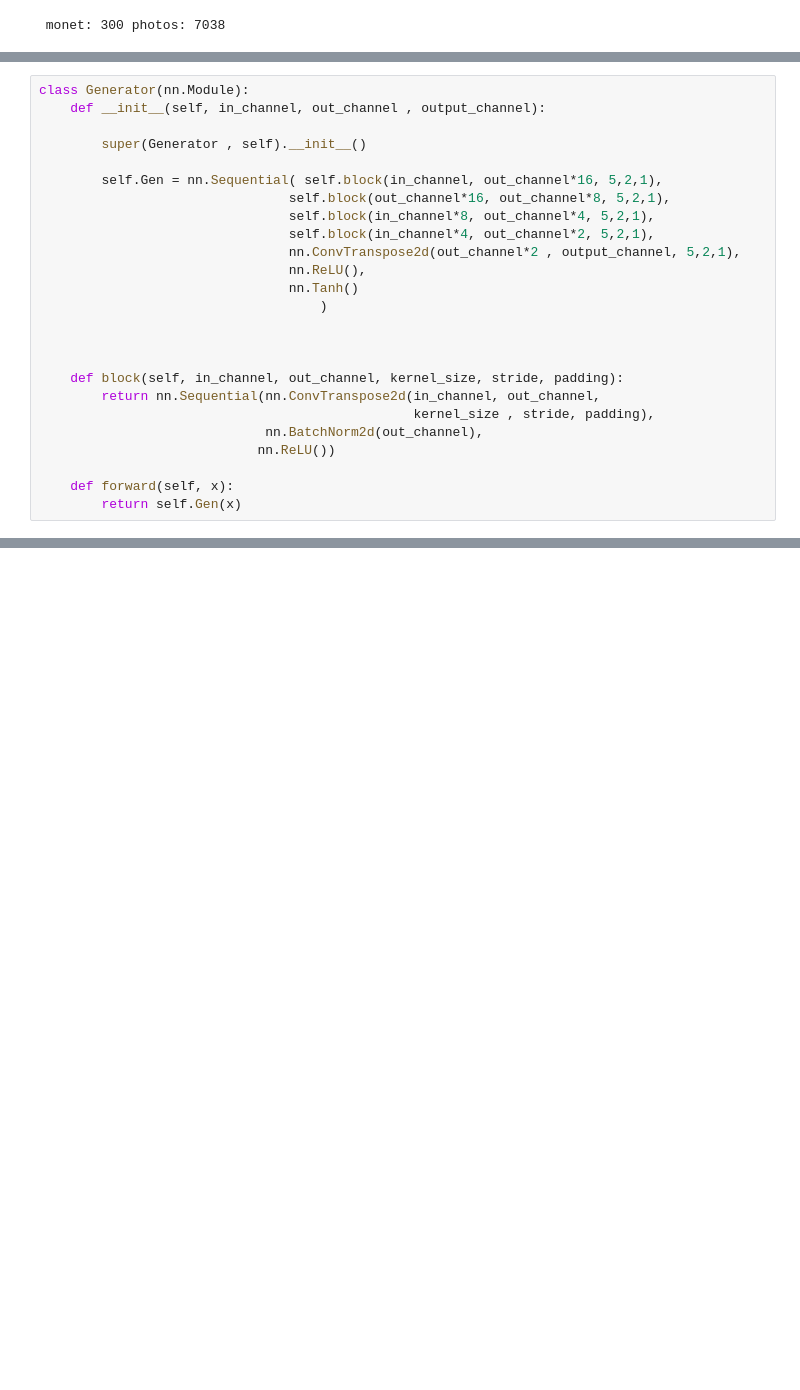
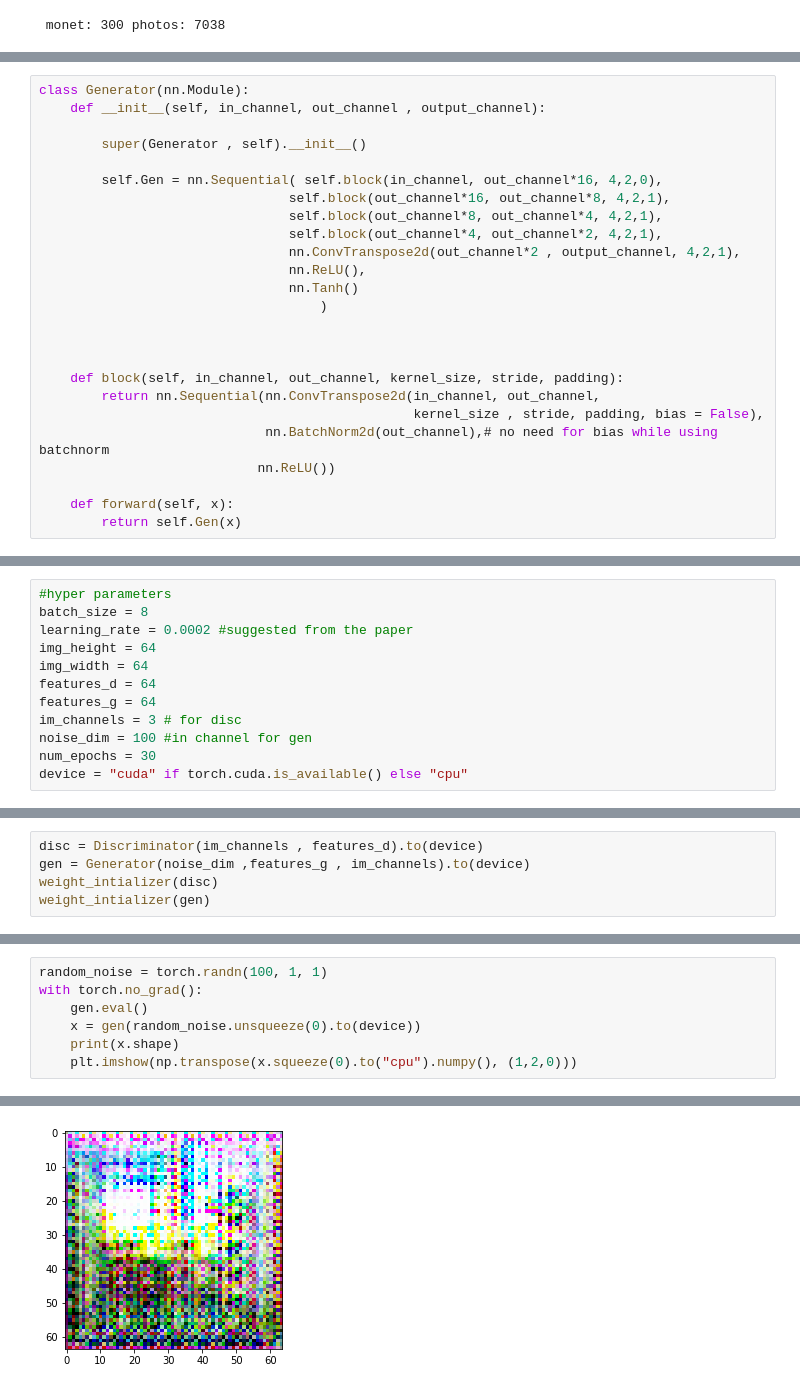
Before and after one commit to AHMEDHAMID123/GANs, a Jupyter notebook: gen-adv.ipynb, the cells around one changed output, grey strips where cells are left out. Cells and saved outputs as stored; diff of their text form; blank space fills up the shorter version.

```diff
--- a/gen-adv.ipynb
+++ b/gen-adv.ipynb
@@ -71,11 +83,11 @@ class Generator(nn.Module):
 
         super(Generator , self).__init__()
 
-        self.Gen = nn.Sequential( self.block(in_channel, out_channel*16, 5,2,1),
-                                self.block(out_channel*16, out_channel*8, 5,2,1),
-                                self.block(in_channel*8, out_channel*4, 5,2,1),
-                                self.block(in_channel*4, out_channel*2, 5,2,1),
-                                nn.ConvTranspose2d(out_channel*2 , output_channel, 5,2,1),
+        self.Gen = nn.Sequential( self.block(in_channel, out_channel*16, 4,2,0),
+                                self.block(out_channel*16, out_channel*8, 4,2,1),
+                                self.block(out_channel*8, out_channel*4, 4,2,1),
+                                self.block(out_channel*4, out_channel*2, 4,2,1),
+                                nn.ConvTranspose2d(out_channel*2 , output_channel, 4,2,1),
                                 nn.ReLU(),
                                 nn.Tanh()
                                     )
@@ -84,8 +96,8 @@ class Generator(nn.Module):
 
     def block(self, in_channel, out_channel, kernel_size, stride, padding):
         return nn.Sequential(nn.ConvTranspose2d(in_channel, out_channel,
-                                                kernel_size , stride, padding),
-                             nn.BatchNorm2d(out_channel),
+                                                kernel_size , stride, padding, bias = False),
+                             nn.BatchNorm2d(out_channel),# no need for bias while using batchnorm
                             nn.ReLU())
 
     def forward(self, x):
@@ -92,0 +129,12 @@ class Generator(nn.Module):
+# %%
+#hyper parameters
+batch_size = 8
+learning_rate = 0.0002 #suggested from the paper
+img_height = 64
+img_width = 64
+features_d = 64
+features_g = 64
+im_channels = 3 # for disc
+noise_dim = 100 #in channel for gen
+num_epochs = 30
+device = "cuda" if torch.cuda.is_available() else "cpu"
@@ -92,0 +167,5 @@ class Generator(nn.Module):
+# %%
+disc = Discriminator(im_channels , features_d).to(device)
+gen = Generator(noise_dim ,features_g , im_channels).to(device)
+weight_intializer(disc)
+weight_intializer(gen)
@@ -92,0 +228,8 @@ class Generator(nn.Module):
+# %%
+random_noise = torch.randn(100, 1, 1)
+with torch.no_grad():
+    gen.eval()
+    x = gen(random_noise.unsqueeze(0).to(device))
+    print(x.shape)
+    plt.imshow(np.transpose(x.squeeze(0).to("cpu").numpy(), (1,2,0)))
+# %% [output]
@@ -92,0 +237 @@ class Generator(nn.Module):
+[figure, added]
```
Also changed, not shown: parts of 18 cells of this notebook.
